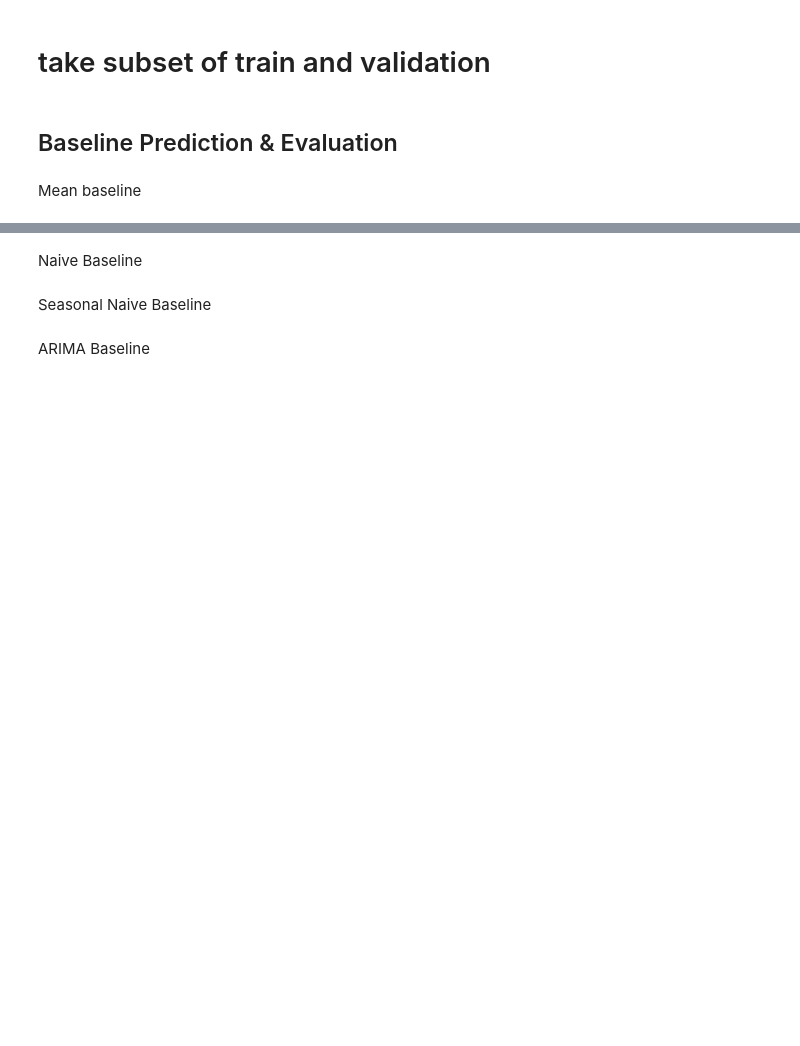
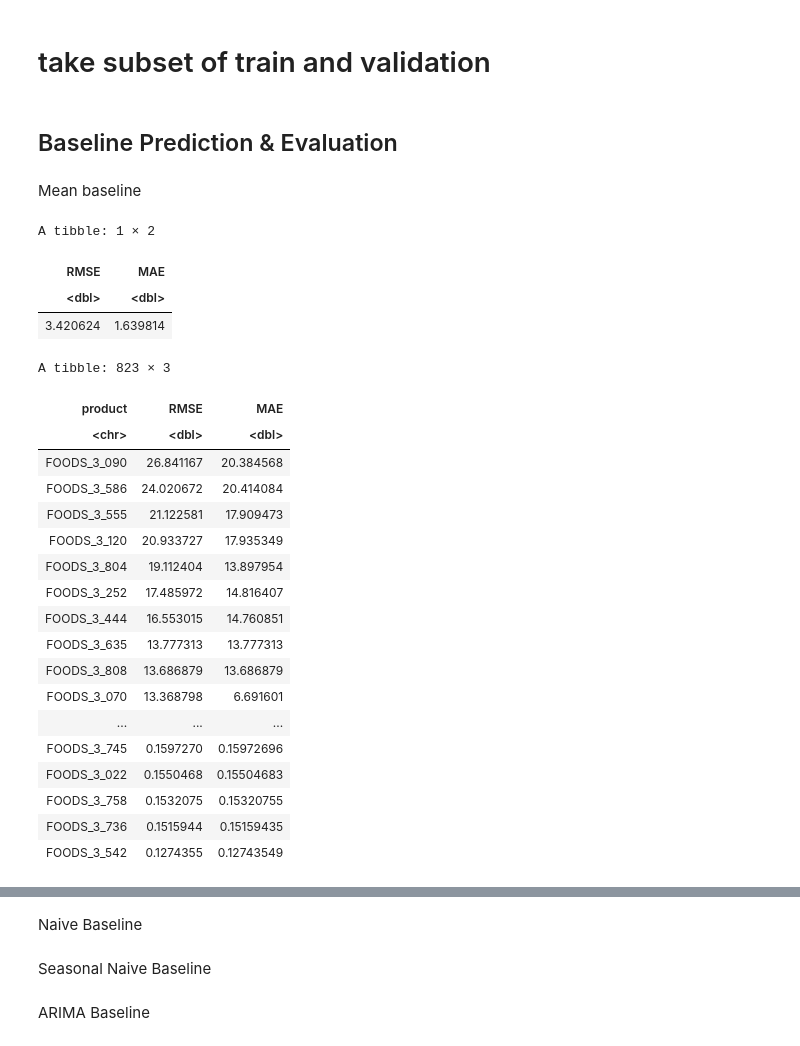
Before and after one commit to Whatisthisname/AFCS-Final, a Jupyter notebook: Baseline/baseline_notebook.ipynb, the cells around one changed output, grey strips where cells are left out. Cells and saved outputs as stored; diff of their text form; code cells hidden in the pictures; blank space fills up the shorter version.

```diff
--- a/Baseline/baseline_notebook.ipynb
+++ b/Baseline/baseline_notebook.ipynb
@@ -71,7 +71,7 @@ train <- get_train_data()
 # take subset of train and validation
 # %%
 start <- 1
-end <- 50
+end <- 1000
 products <- sprintf("FOODS_3_%03d", start:end)
 
 train <- train |> filter(product %in% products)
@@ -83,13 +83,40 @@ Mean baseline
 # %%
 means <- train |>
   as_tibble() |>
   group_by(product) |>
   summarise(mean_sales = mean(sales))
 
 mean_forecasts <- new_data(ungroup(train), n = 28) |>
   left_join(means, by = "product") |>
   rename(sales = mean_sales) |>
   as_tibble()
 
 aligned_data <- align_predictions(mean_forecasts, validation)
 accuracy_mean <- calculate_metrics(aligned_data)
+calculate_metrics(aligned_data)
+calculate_metrics(aligned_data |> group_by(product)) |> arrange(-RMSE)
+write.csv(calculate_metrics(aligned_data |> group_by(product)) |> arrange(-RMSE), "baseline_mean_accuracy.csv", row.names = FALSE)
+# %% [output]
+A tibble: 1 × 2
+| RMSE | MAE |
+| <dbl> | <dbl> |
+| 3.420624 | 1.639814 |
+A tibble: 823 × 3
+| product | RMSE | MAE |
+| <chr> | <dbl> | <dbl> |
+| FOODS_3_090 | 26.841167 | 20.384568 |
+| FOODS_3_586 | 24.020672 | 20.414084 |
+| FOODS_3_555 | 21.122581 | 17.909473 |
+| FOODS_3_120 | 20.933727 | 17.935349 |
+| FOODS_3_804 | 19.112404 | 13.897954 |
+| FOODS_3_252 | 17.485972 | 14.816407 |
+| FOODS_3_444 | 16.553015 | 14.760851 |
+| FOODS_3_635 | 13.777313 | 13.777313 |
+| FOODS_3_808 | 13.686879 | 13.686879 |
+| FOODS_3_070 | 13.368798 | 6.691601 |
+| ... | ... | ... |
+| FOODS_3_745 | 0.1597270 | 0.15972696 |
+| FOODS_3_022 | 0.1550468 | 0.15504683 |
+| FOODS_3_758 | 0.1532075 | 0.15320755 |
+| FOODS_3_736 | 0.1515944 | 0.15159435 |
+| FOODS_3_542 | 0.1274355 | 0.12743549 |
```
Also changed, not shown: parts of 1 cell of this notebook, 14 other files.
